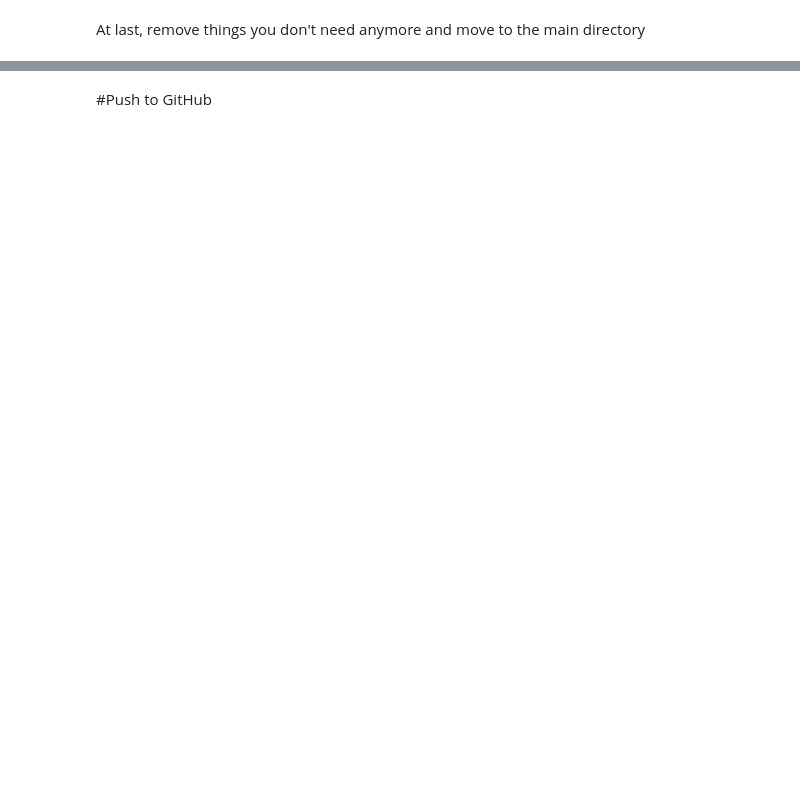
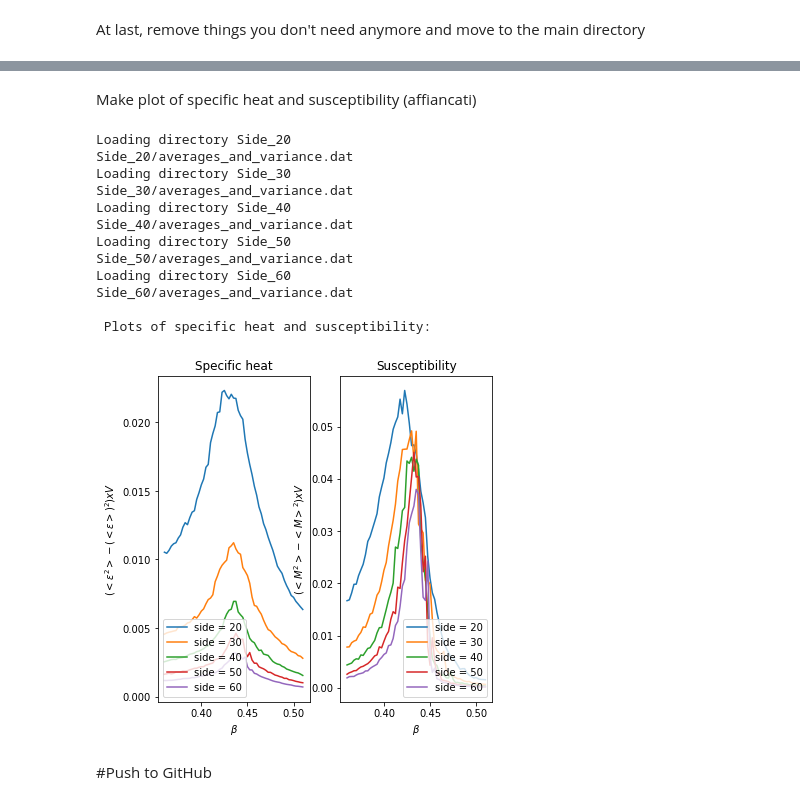
Before and after one commit to Dario-Maglio/Numerical_Methods, a Jupyter notebook: Application_projects/Ising_model_2D/interface_colab.ipynb, the cells around one changed output, grey strips where cells are left out. Cells and saved outputs as stored; diff of their text form; code cells hidden in the pictures; blank space fills up the shorter version.

Commit message:
Aggiunta cella plot calore specifico e suscettività

```diff
--- a/Application_projects/Ising_model_2D/interface_colab.ipynb
+++ b/Application_projects/Ising_model_2D/interface_colab.ipynb
@@ -126,0 +120,48 @@ At last, remove things you don't need anymore and move to the main directory
+# %% [markdown]
+Make plot of specific heat and susceptibility (affiancati)
+# %%
+fig, axes = plt.subplots(1, 2, num="specific heat and susceptibility", figsize=(6, 6))
+
+axes[0].set_title("Specific heat")
+axes[0].set_ylabel(r'$(< \epsilon^2 > - (< \epsilon >)^2) x V$')     # non so fare il quadrato
+axes[0].set_xlabel(r'$\beta$')
+
+axes[1].set_title("Susceptibility")
+axes[1].set_ylabel(r'$(< M^2 > - < M >^2) x V$')
+axes[1].set_xlabel(r'$\beta$')
+
+sides = np.arange(20, 61, 10, dtype='int')
+
+for side in sides:
+
+    directory = f"Side_{side}"
+    print("Loading directory " + directory)
+    filename = "averages_and_variance.dat"
+    file_path = os.path.join(directory, filename)
+    print(file_path)
+
+    if os.path.isfile(file_path):
+        betas, enes, enes_err, mags, mags_err, heat, heat_err, chi, chi_err, cum = np.loadtxt(file_path, unpack='True')
+
+    axes[0].plot(betas, heat, label=f'side = {side}')
+
+    axes[1].plot(betas, chi, label=f'side = {side}')
+
+print("\n Plots of specific heat and susceptibility: \n")
+axes[0].legend(loc='lower left')
+axes[1].legend(loc='lower right')
+plt.show()
+# %% [output]
+Loading directory Side_20
+Side_20/averages_and_variance.dat
+Loading directory Side_30
+Side_30/averages_and_variance.dat
+Loading directory Side_40
+Side_40/averages_and_variance.dat
+Loading directory Side_50
+Side_50/averages_and_variance.dat
+Loading directory Side_60
+Side_60/averages_and_variance.dat
+
+ Plots of specific heat and susceptibility:
+[figure, added]
```
Also changed, not shown: parts of 7 cells of this notebook.
